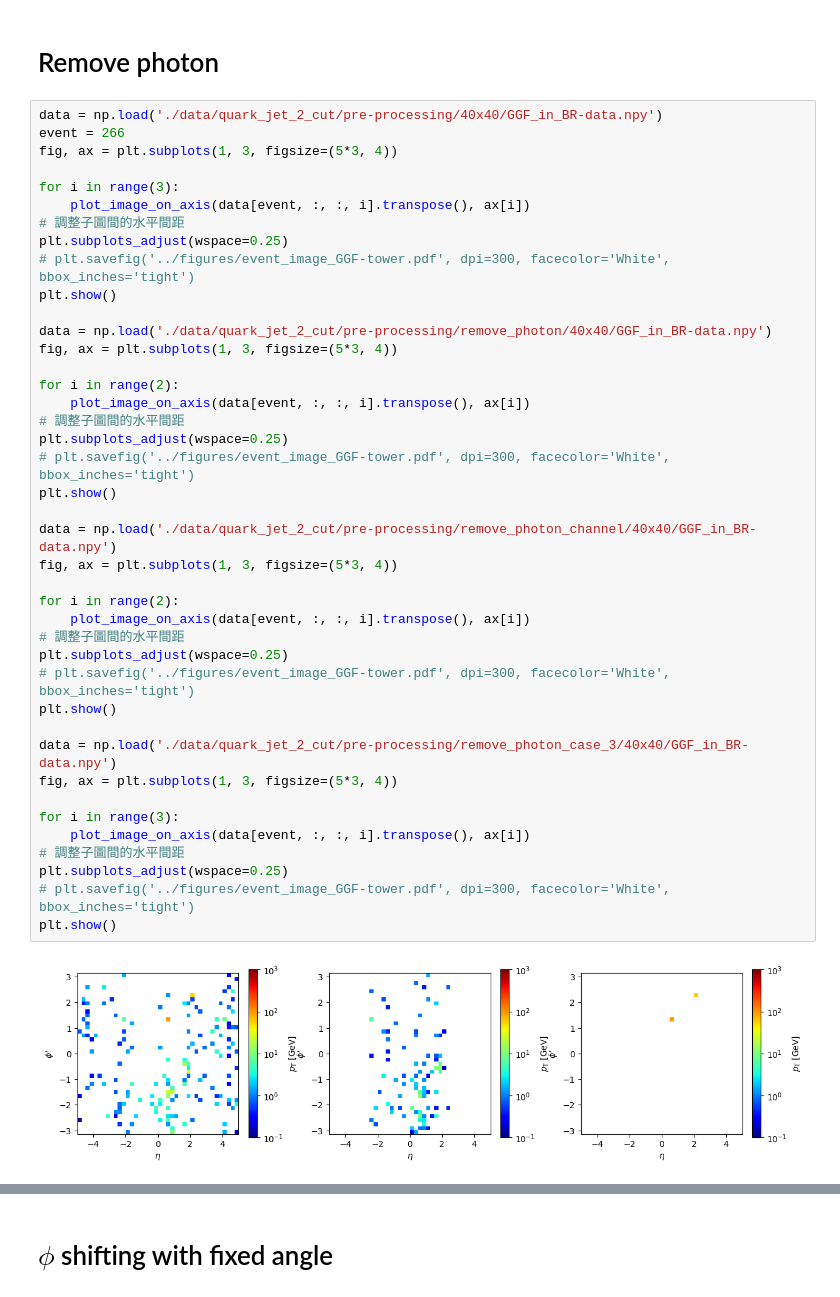
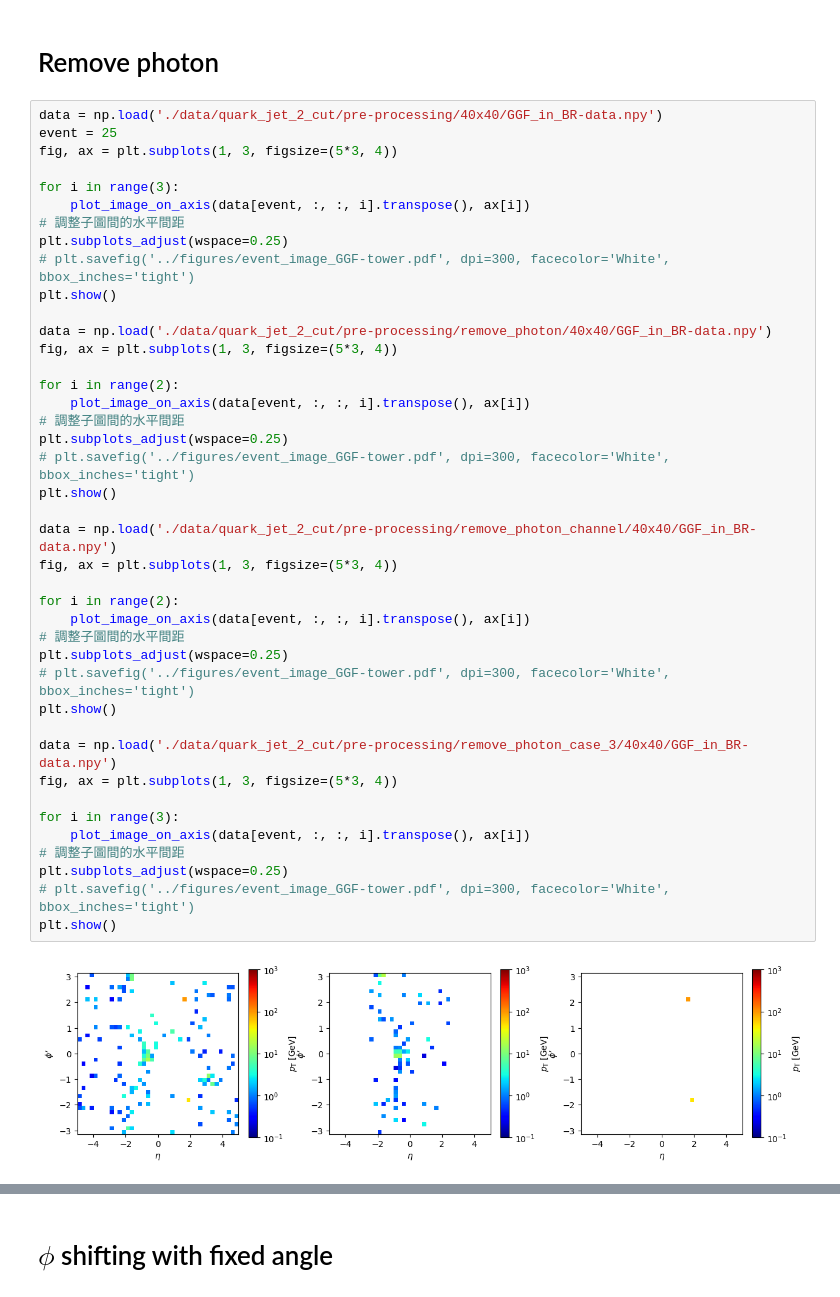
Before and after one commit to r10222035/higgs_production, a Jupyter notebook: Sample/plot_image.ipynb, the cells around one changed output, grey strips where cells are left out. Cells and saved outputs as stored; diff of their text form.

```diff
--- a/Sample/plot_image.ipynb
+++ b/Sample/plot_image.ipynb
@@ -268,7 +268,7 @@ plt.show()
 # Remove photon
 # %%
 data = np.load('./data/quark_jet_2_cut/pre-processing/40x40/GGF_in_BR-data.npy')
-event = 266
+event = 25
 fig, ax = plt.subplots(1, 3, figsize=(5*3, 4))
 
 for i in range(3):
@@ -281,31 +281,31 @@ plt.show()
 data = np.load('./data/quark_jet_2_cut/pre-processing/remove_photon/40x40/GGF_in_BR-data.npy')
 fig, ax = plt.subplots(1, 3, figsize=(5*3, 4))
 
 for i in range(2):
     plot_image_on_axis(data[event, :, :, i].transpose(), ax[i])
 # 調整子圖間的水平間距
 plt.subplots_adjust(wspace=0.25)
 # plt.savefig('../figures/event_image_GGF-tower.pdf', dpi=300, facecolor='White', bbox_inches='tight')
 plt.show()
 
 data = np.load('./data/quark_jet_2_cut/pre-processing/remove_photon_channel/40x40/GGF_in_BR-data.npy')
 fig, ax = plt.subplots(1, 3, figsize=(5*3, 4))
 
 for i in range(2):
     plot_image_on_axis(data[event, :, :, i].transpose(), ax[i])
 # 調整子圖間的水平間距
 plt.subplots_adjust(wspace=0.25)
 # plt.savefig('../figures/event_image_GGF-tower.pdf', dpi=300, facecolor='White', bbox_inches='tight')
 plt.show()
 
 data = np.load('./data/quark_jet_2_cut/pre-processing/remove_photon_case_3/40x40/GGF_in_BR-data.npy')
 fig, ax = plt.subplots(1, 3, figsize=(5*3, 4))
 
 for i in range(3):
     plot_image_on_axis(data[event, :, :, i].transpose(), ax[i])
 # 調整子圖間的水平間距
 plt.subplots_adjust(wspace=0.25)
 # plt.savefig('../figures/event_image_GGF-tower.pdf', dpi=300, facecolor='White', bbox_inches='tight')
 plt.show()
 # %% [output]
-[figure, old version]
+[figure, new version]
```
Also changed, not shown: parts of 3 cells of this notebook, 5 other files.
